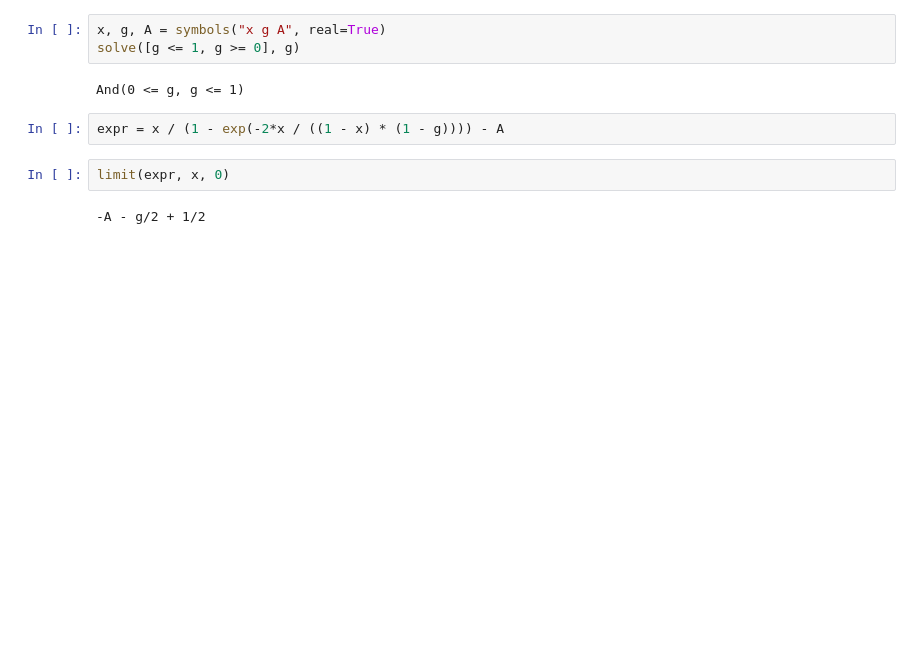
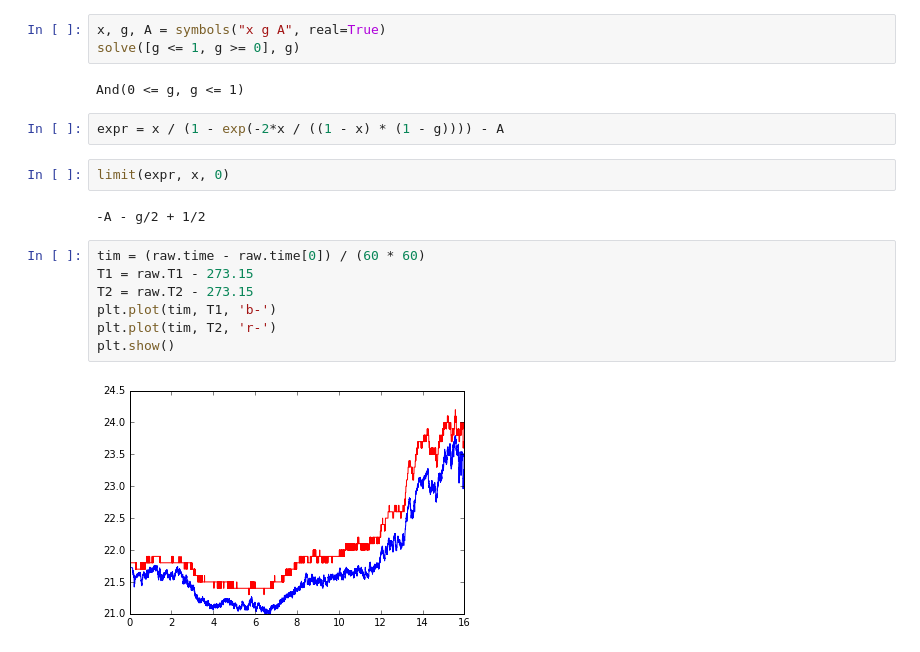
Before and after one commit to danilolessa/computacoes, a Jupyter notebook: testing.ipynb, the cells around one changed output. Drawn from its saved outputs; the diff is of its cells as text; blank space fills up the shorter version.

```diff
--- a/testing.ipynb
+++ b/testing.ipynb
@@ -46,3 +46,12 @@ expr = x / (1 - exp(-2*x / ((1 - x) * (1 - g)))) - A
 limit(expr, x, 0)
 # %% [output]
 -A - g/2 + 1/2
+# %%
+tim = (raw.time - raw.time[0]) / (60 * 60)
+T1 = raw.T1 - 273.15
+T2 = raw.T2 - 273.15
+plt.plot(tim, T1, 'b-')
+plt.plot(tim, T2, 'r-')
+plt.show()
+# %% [output]
+[figure, added]
```
Also changed, not shown: parts of 4 cells of this notebook, 10 other files.
